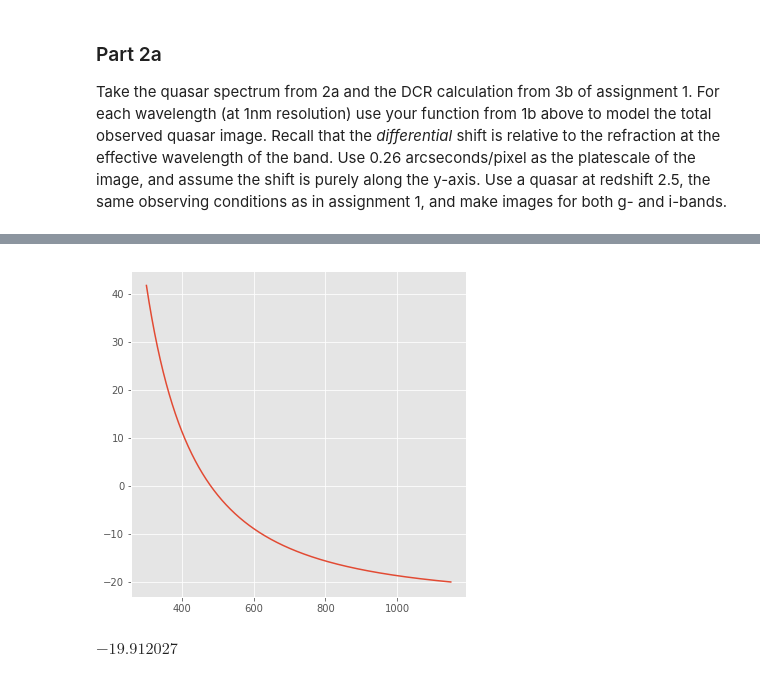
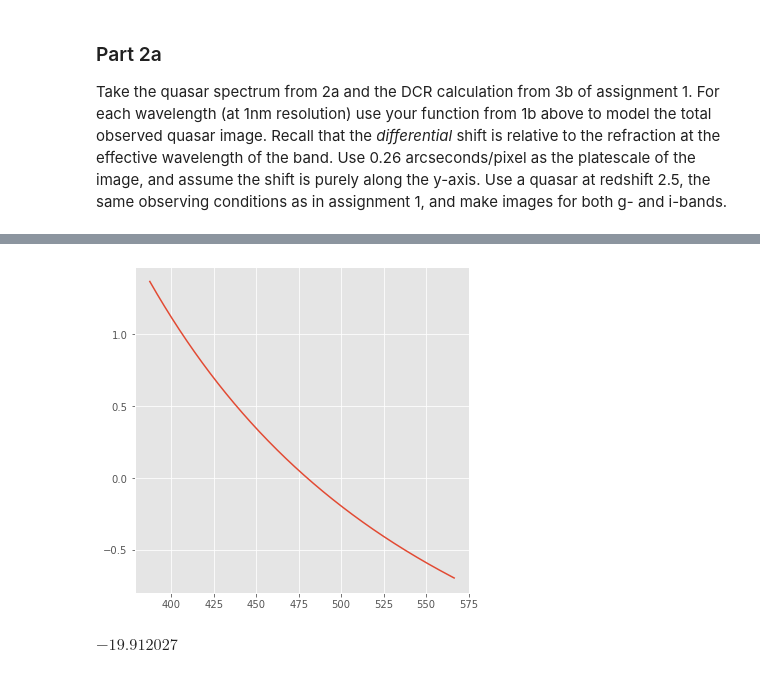
Before and after one commit to abudlong/Astro499, a Jupyter notebook: A499_Winter22_Assignment2.ipynb, the cells around one changed output, grey strips where cells are left out. Saved outputs shown, nothing was run; the diff lists cells and outputs as text; code cells hidden in the pictures.

```diff
--- a/A499_Winter22_Assignment2.ipynb
+++ b/A499_Winter22_Assignment2.ipynb
@@ -179,8 +179,15 @@ Write a function to plot a 2D gaussian at an arbitrary offset from the center. T
 # %%
 def offset_2dgaussian(fwhm, flux, xoffset, yoffset, xcenter, ycenter):
 
-    fluxsum = np.sum(flux)
     sigma = fwhm / 0.26
     gaussian = gaussian2d(x_dimension=32, y_dimension=32, xcenter=xcenter, ycenter=ycenter+yoffset, sigmax=sigma, sigmay=sigma)
+    gaussian /= np.sum(gaussian)
 
-    return gaussian/fluxsum
+    return gaussian*flux
+# %%
+# Plot of Gaussian Distribution
+plt.style.use('ggplot')
+fig, ax = plt.subplots(1, 1, figsize = (8, 24))
+temp = offset_2dgaussian(.8, 2.3456, 0,1,16,16)
+ax.imshow(temp)
+ax.set_title('2D Gaussian Distribution');
@@ -195,32 +206,38 @@ Take the quasar spectrum from 2a and the DCR calculation from 3b of assignment 1
 # yoffset - needs to be between -2 to 2
 
 def totalImage(band_wavelength, band_throughput, observed_spectra, relative_fluxdensity, WeightedWavelength, p_s, temperature, p_w, latitude, altitude, zin, fwhm, xcenter, ycenter):
-    image_comp = np.zeros((32, 32)) # float by default
+    image_comp = np.zeros((32, 32), ) # float by default
     refractionindex_eff = atm_refraction(WeightedWavelength, p_s, temperature, p_w, latitude, altitude, zin)
     yoffset_value = []
-    for w in band_wavelength:
+
+    fmin = max(band_throughput)*.01
+    w_use = []
+    for w,f in zip(band_wavelength, band_throughput):
+        if f < fmin:
+            continue
+        w_use.append(w.value)
 
         # calculate flux - 2a
-        interpolate = np.interp(observed_spectra, band_wavelength, band_throughput)
-        flux = relative_fluxdensity * interpolate
+        interpolate = np.interp(w, observed_spectra, relative_fluxdensity)
+        flux = f * interpolate
 
         # dcr shift - 3b
         refraction = atm_refraction(w, p_s, temperature, p_w, latitude, altitude, zin)
-        yoffset = 10 * (refraction - refractionindex_eff)* rad2arcsec.value / 0.26
+        yoffset = (refraction - refractionindex_eff)* rad2arcsec.value / 0.26
         yoffset_value.append(yoffset)
         xoffset = 0 / 0.26 # shift purely in the y-direction
 
         # creating gaussian
-        newgaussian = offset_2dgaussian(fwhm, relative_fluxdensity, xoffset, yoffset, xcenter, ycenter)
-        image_comp += newgaussian.value
+        newgaussian = offset_2dgaussian(fwhm, flux, xoffset, yoffset, xcenter, ycenter)
+        image_comp += newgaussian
 
     fig, ax = plt.subplots(1, 1, figsize = (6, 6))
     im = ax.imshow(image_comp)
     fig.colorbar(im, orientation = 'vertical')
     ax.set_title('2D Offset Gaussian Distribution');
 
-    return yoffset_value, image_comp
+    return w_use, yoffset_value, image_comp
 # %%
 # G-Band Image
-gimage, gdistribution = totalImage(gband_wavelength, gband_throughput, spectra_obs[4], relative_fluxdensity, gWeightedWavelength, p_s, temperature, p_w, latitude, altitude, zin, 0.8, 16, 16)
+g_wls, gimage, gdistribution = totalImage(gband_wavelength, gband_throughput, spectra_obs[4], relative_fluxdensity, gWeightedWavelength, p_s, temperature, p_w, latitude, altitude, zin, 0.8, 16, 16)
 # %% [output]
@@ -228,8 +245,8 @@ gimage, gdistribution = totalImage(gband_wavelength, gband_throughput, spectra_o
 # %%
 fig, ax = plt.subplots(1,1, figsize = (6,6))
-ax.plot(gband_wavelength, gimage);
+ax.plot(g_wls, gimage);
 # %% [output]
-[figure, old version]
+[figure, new version]
 # %%
 min(gimage)
 # %% [output]
```
Also changed, not shown: parts of 6 cells of this notebook.
